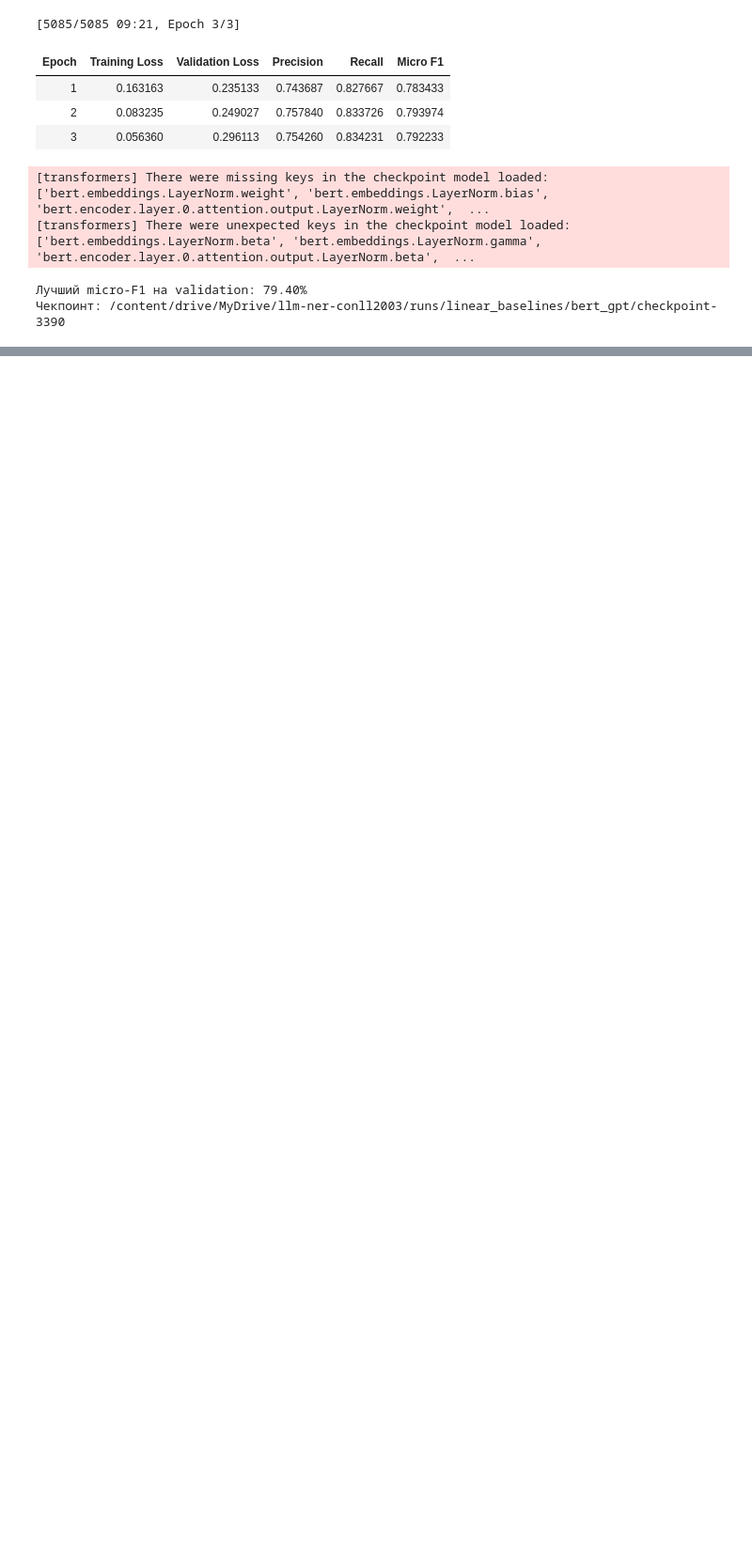
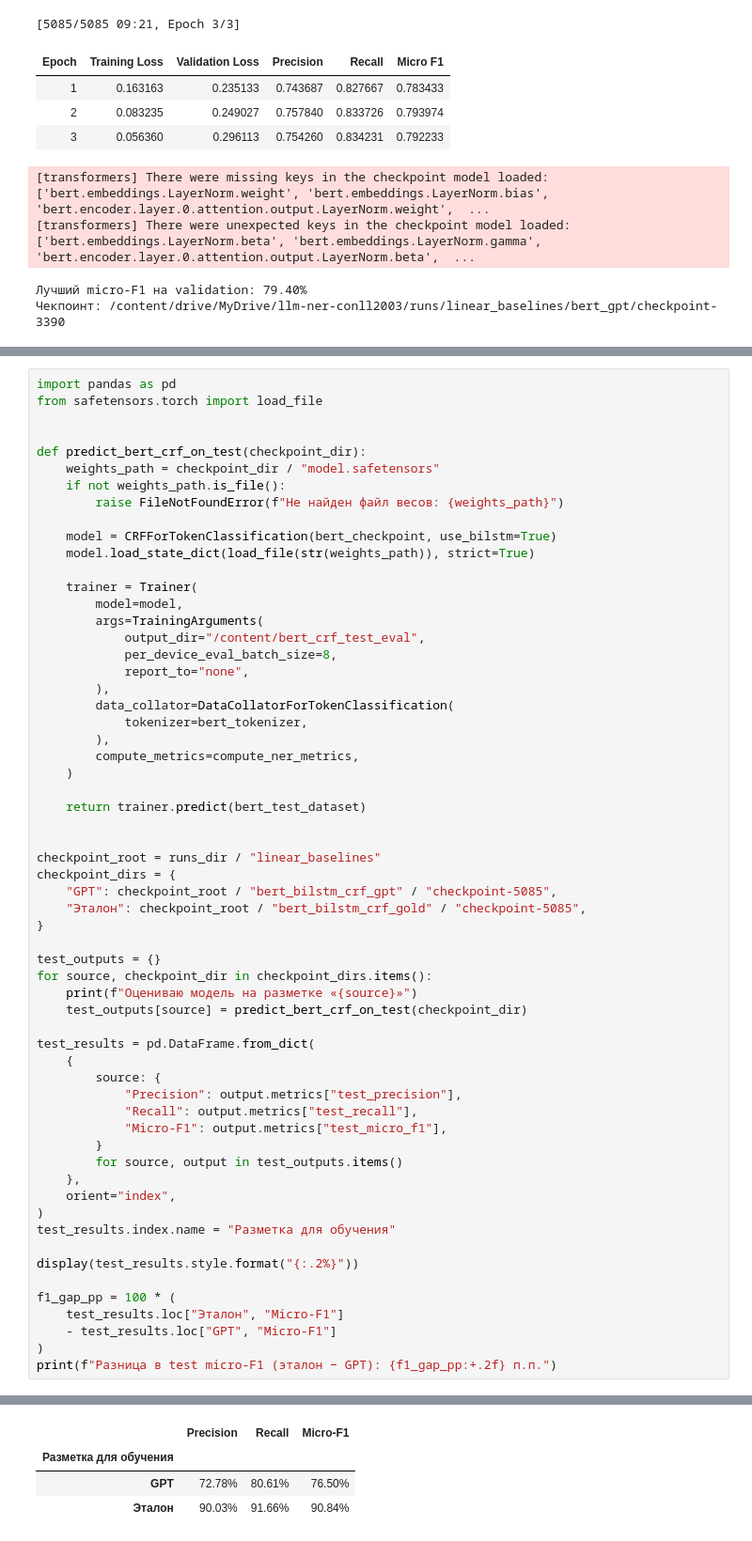
Before and after one commit to Cl1nkk/llm-ner-conll2003, a Jupyter notebook: 2conll.ipynb, the cells around one changed output, grey strips where cells are left out. Shown at 94% size. Cells and saved outputs as stored; diff of their text form; blank space fills up the shorter version.

```diff
--- a/2conll.ipynb
+++ b/2conll.ipynb
@@ -1549,0 +2189,61 @@ Notes:
+# %%
+import pandas as pd
+from safetensors.torch import load_file
+
+
+def predict_bert_crf_on_test(checkpoint_dir):
+    weights_path = checkpoint_dir / "model.safetensors"
+    if not weights_path.is_file():
+        raise FileNotFoundError(f"Не найден файл весов: {weights_path}")
+
+    model = CRFForTokenClassification(bert_checkpoint, use_bilstm=True)
+    model.load_state_dict(load_file(str(weights_path)), strict=True)
+
+    trainer = Trainer(
+        model=model,
+        args=TrainingArguments(
+            output_dir="/content/bert_crf_test_eval",
+            per_device_eval_batch_size=8,
+            report_to="none",
+        ),
+        data_collator=DataCollatorForTokenClassification(
+            tokenizer=bert_tokenizer,
+        ),
+        compute_metrics=compute_ner_metrics,
+    )
+
+    return trainer.predict(bert_test_dataset)
+
+
+checkpoint_root = runs_dir / "linear_baselines"
+checkpoint_dirs = {
+    "GPT": checkpoint_root / "bert_bilstm_crf_gpt" / "checkpoint-5085",
+    "Эталон": checkpoint_root / "bert_bilstm_crf_gold" / "checkpoint-5085",
+}
+
+test_outputs = {}
+for source, checkpoint_dir in checkpoint_dirs.items():
+    print(f"Оцениваю модель на разметке «{source}»")
+    test_outputs[source] = predict_bert_crf_on_test(checkpoint_dir)
+
+test_results = pd.DataFrame.from_dict(
+    {
+        source: {
+            "Precision": output.metrics["test_precision"],
+            "Recall": output.metrics["test_recall"],
+            "Micro-F1": output.metrics["test_micro_f1"],
+        }
+        for source, output in test_outputs.items()
+    },
+    orient="index",
+)
+test_results.index.name = "Разметка для обучения"
+
+display(test_results.style.format("{:.2%}"))
+
+f1_gap_pp = 100 * (
+    test_results.loc["Эталон", "Micro-F1"]
+    - test_results.loc["GPT", "Micro-F1"]
+)
+print(f"Разница в test micro-F1 (эталон − GPT): {f1_gap_pp:+.2f} п.п.")
+# %% [output]
@@ -1549,0 +2281,4 @@ Notes:
+|  | Precision | Recall | Micro-F1 |
+| Разметка для обучения |  |  |  |
+| GPT | 72.78% | 80.61% | 76.50% |
+| Эталон | 90.03% | 91.66% | 90.84% |
```
Also changed, not shown: parts of 47 cells of this notebook.
